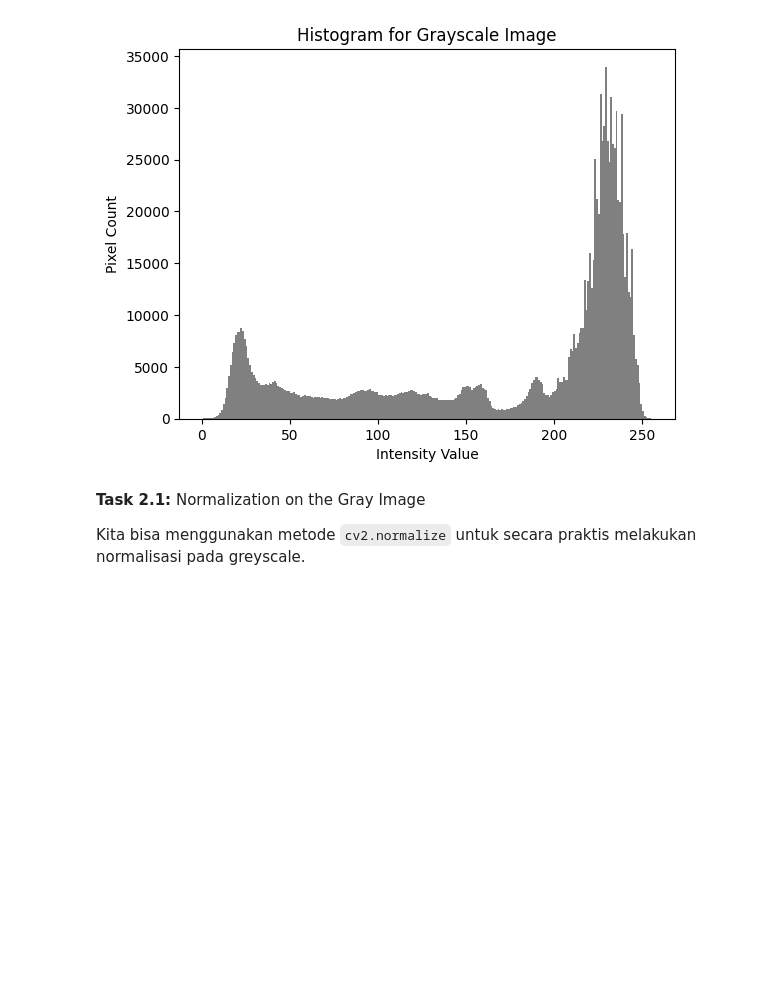
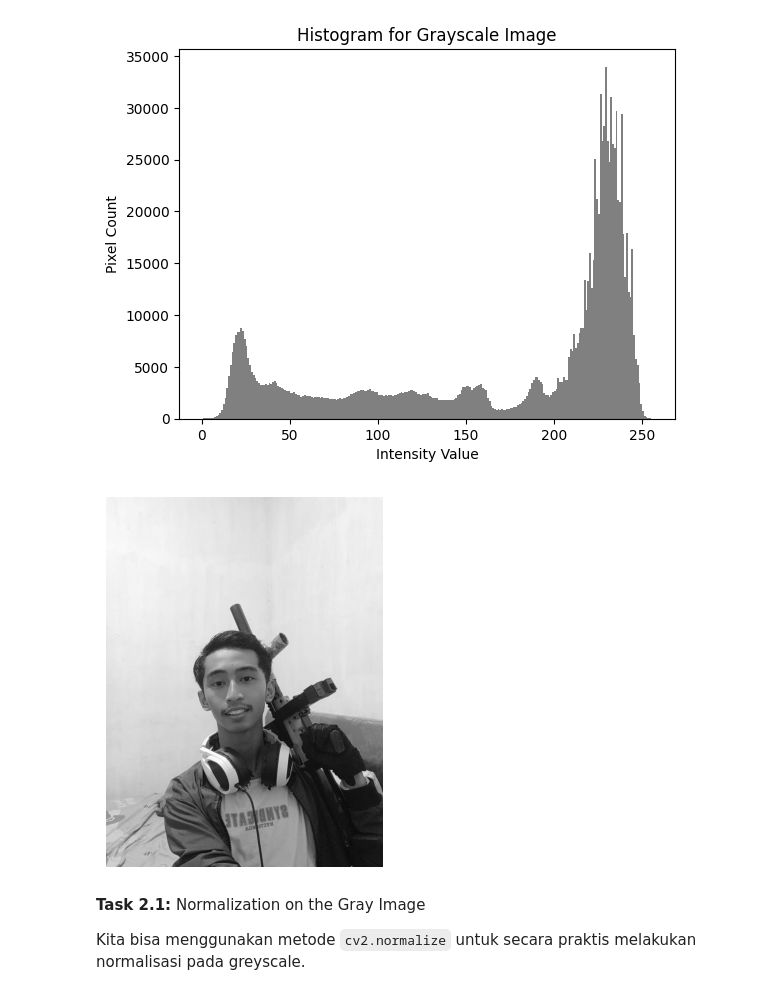
Before and after one commit to archiseino/IF4021, a Jupyter notebook: 121140068_ho2.ipynb, the cells around one changed output. Saved outputs shown, nothing was run; the diff lists cells and outputs as text; code cells hidden in the pictures; blank space fills up the shorter version.

```diff
--- a/121140068_ho2.ipynb
+++ b/121140068_ho2.ipynb
@@ -182,6 +182,16 @@ plt.show()
 # %% [output]
 [figure]
 [figure]
+# %%
+## Convert greyscale image to rgb image
+gray_to_rgb = cv2.cvtColor(gray_image, cv2.COLOR_GRAY2RGB)
+
+## Plot the image
+plt.imshow(gray_to_rgb)
+plt.axis('off')
+plt.show()
+# %% [output]
+[figure, added]
 # %% [markdown]
 **Task 2.1:** Normalization on the Gray Image
 
```
Also changed, not shown: 10 other files.
